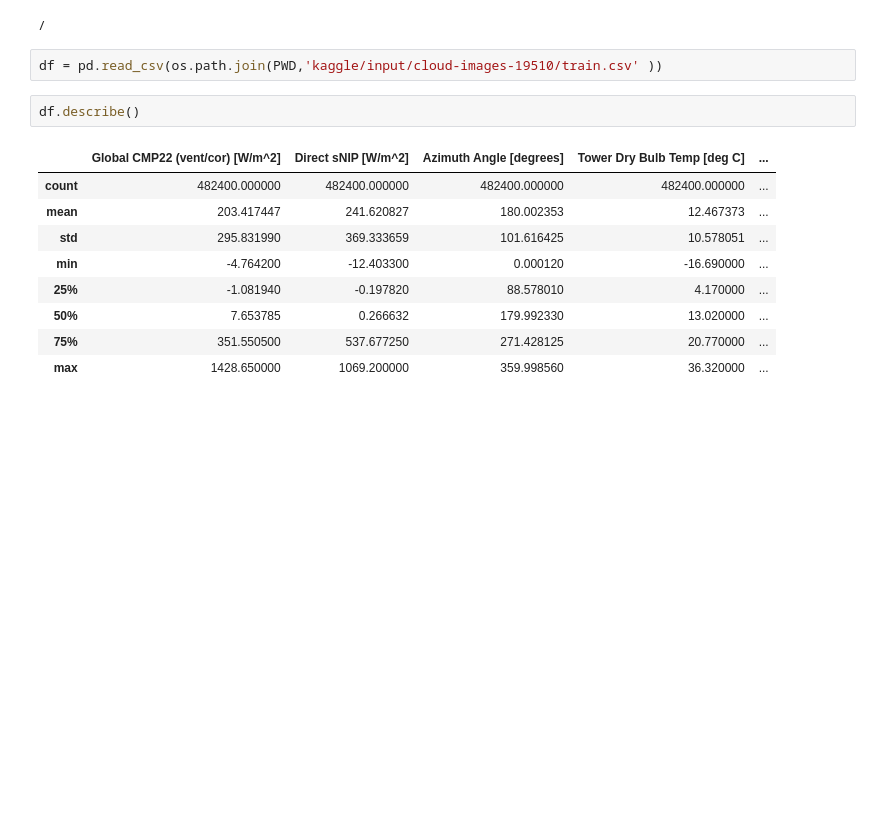
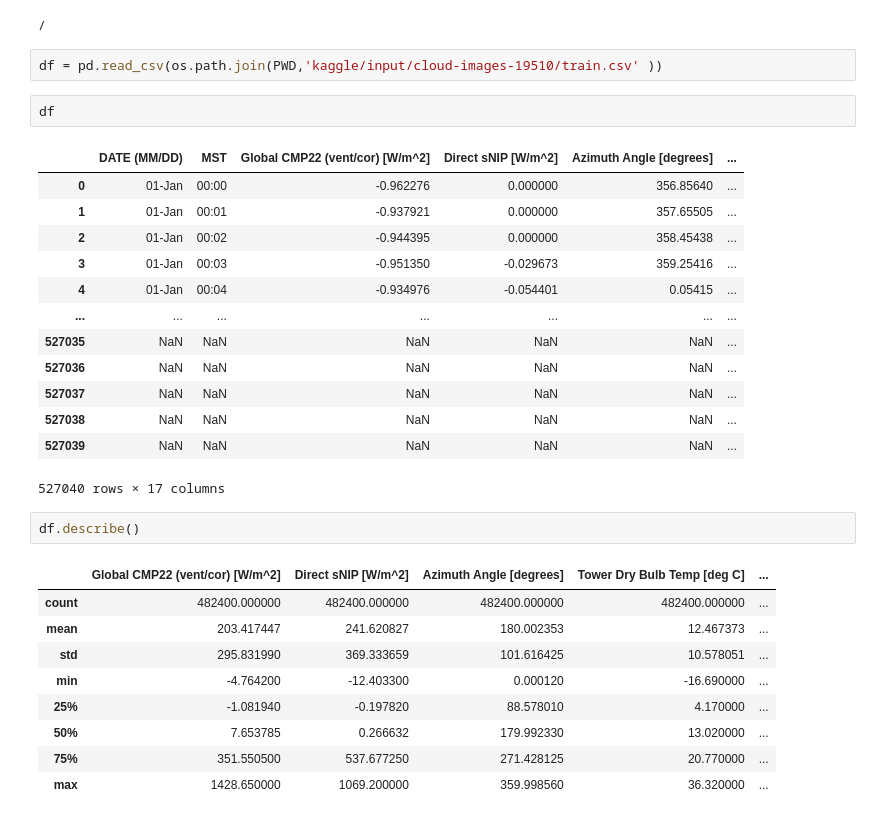
Before and after one commit to lordaarush/Cloud-Cover-Detection, a Jupyter notebook: clouds-movement-prediction.ipynb, the cells around one changed output. Saved outputs shown, nothing was run; the diff lists cells and outputs as text; blank space fills up the shorter version.

```diff
--- a/clouds-movement-prediction.ipynb
+++ b/clouds-movement-prediction.ipynb
@@ -413,6 +341,22 @@ print(PWD)
 /
 # %%
 df = pd.read_csv(os.path.join(PWD,'kaggle/input/cloud-images-19510/train.csv' ))
+# %%
+df
+# %% [output]
+|  | DATE (MM/DD) | MST | Global CMP22 (vent/cor) [W/m^2] | Direct sNIP [W/m^2] | Azimuth Angle [degrees] | ... |
+| 0 | 01-Jan | 00:00 | -0.962276 | 0.000000 | 356.85640 | ... |
+| 1 | 01-Jan | 00:01 | -0.937921 | 0.000000 | 357.65505 | ... |
+| 2 | 01-Jan | 00:02 | -0.944395 | 0.000000 | 358.45438 | ... |
+| 3 | 01-Jan | 00:03 | -0.951350 | -0.029673 | 359.25416 | ... |
+| 4 | 01-Jan | 00:04 | -0.934976 | -0.054401 | 0.05415 | ... |
+| ... | ... | ... | ... | ... | ... | ... |
+| 527035 | NaN | NaN | NaN | NaN | NaN | ... |
+| 527036 | NaN | NaN | NaN | NaN | NaN | ... |
+| 527037 | NaN | NaN | NaN | NaN | NaN | ... |
+| 527038 | NaN | NaN | NaN | NaN | NaN | ... |
+| 527039 | NaN | NaN | NaN | NaN | NaN | ... |
+527040 rows × 17 columns
 # %%
 df.describe()
 # %% [output]
```
Also changed, not shown: parts of 21 cells of this notebook.
